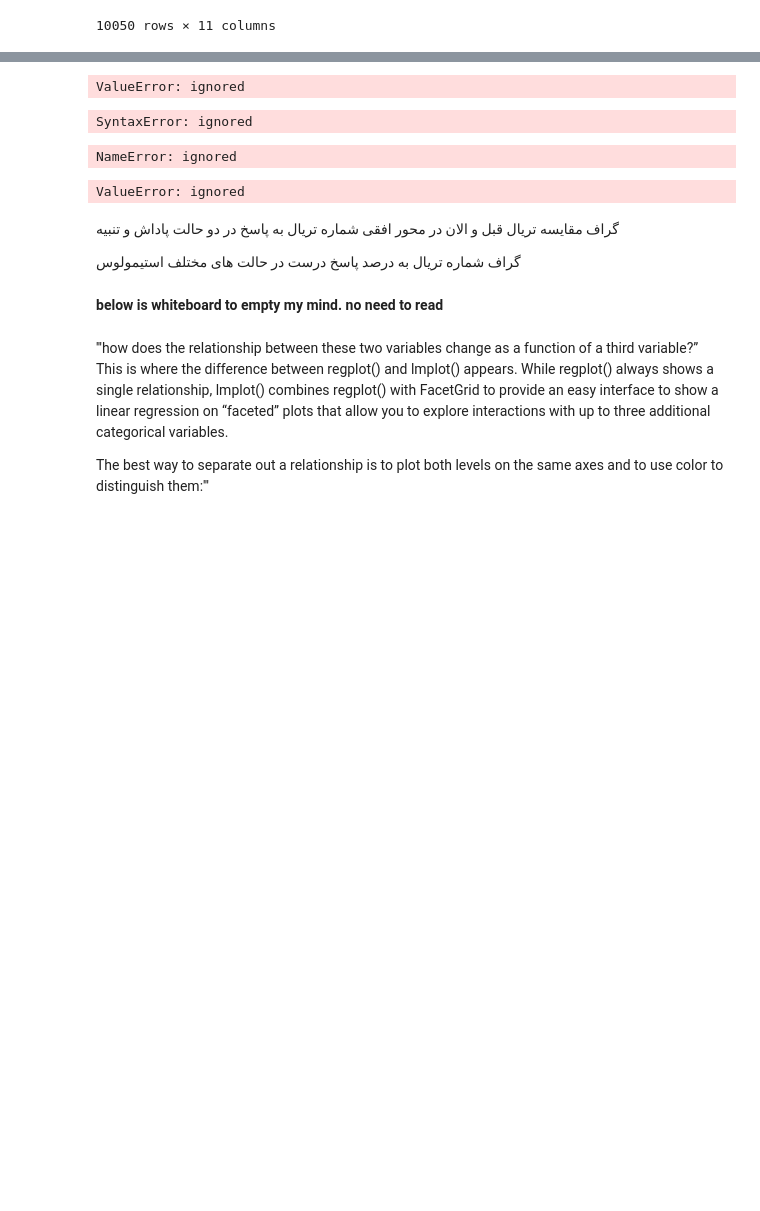
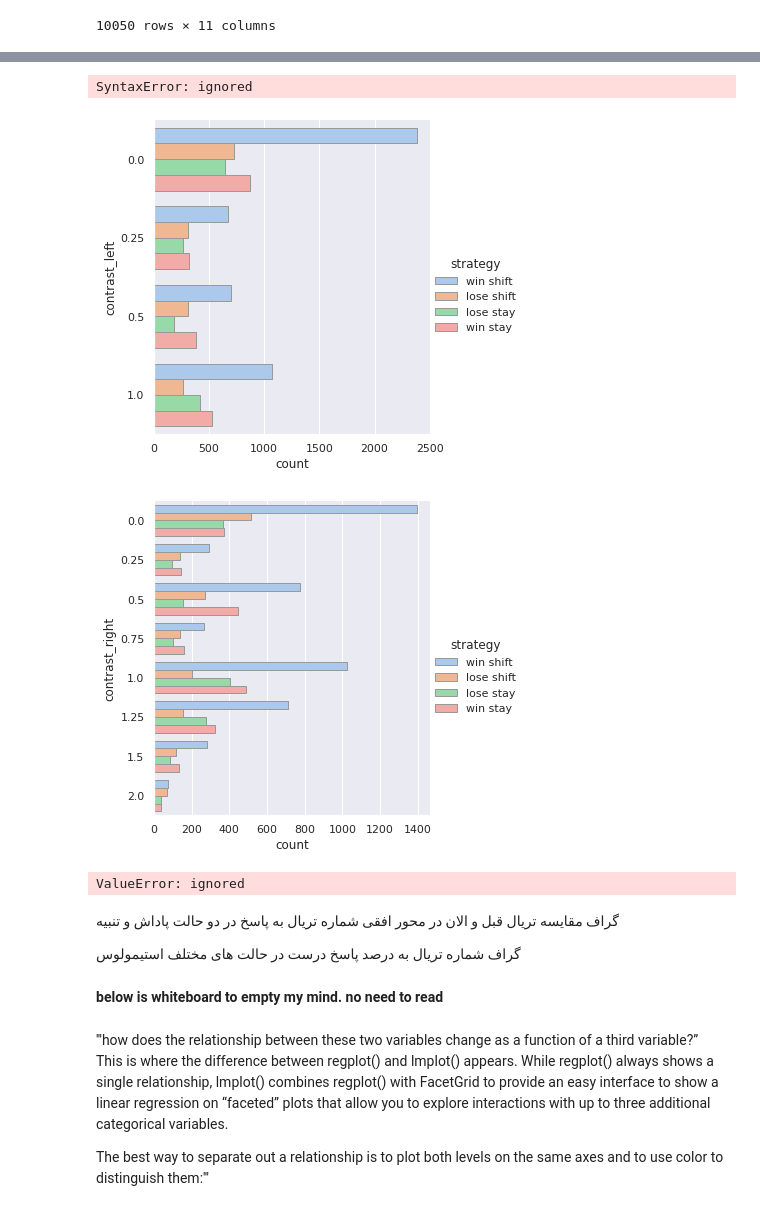
Before and after one commit to zova137/NMA, a Jupyter notebook: Load_steinmetz_decisions_(1)_(1).ipynb, the cells around one changed output, grey strips where cells are left out. Drawn from its saved outputs; the diff is of its cells as text; code cells hidden in the pictures; blank space fills up the shorter version.

Commit message:
exclude no go query has problem

```diff
--- a/Load_steinmetz_decisions_(1)_(1).ipynb
+++ b/Load_steinmetz_decisions_(1)_(1).ipynb
@@ -211,20 +211,17 @@ ValueError: ignored
 # %%
-strategy_difficulty=sb.catplot(y=data["response time"]>1, hue="strategy", kind="count", palette="pastel", edgecolor=".6", data=data);
+strategy_difficulty=sb.catplot(y="difficulty", hue="strategy", kind="count", palette="pastel", edgecolor=".6", data=data.query('contrast sum !=0').query);
 # %% [output]
-ValueError: ignored
+SyntaxError: ignored
 # %%
 
-strategy_leftc=sb.catplot(y="contrast_left", hue="strategy", kind="count", palette="pastel", edgecolor=".6", data=data.query('contrast sum !=0').query);
+strategy_leftc=sb.catplot(y="contrast_left", hue="strategy", kind="count", palette="pastel", edgecolor=".6", data=data);
 
 strategy_rightc=sb.catplot(y="contrast_right", hue="strategy", kind="count", palette="pastel", edgecolor=".6",data=data);
 # %% [output]
-SyntaxError: ignored
+[figure, added]
+[figure, added]
 # %%
 data.to_excel("strategy2.xlsx")
-# %%
-sb.jointplot(x="strategy", y="difficulty", data=all_data);
-# %% [output]
-NameError: ignored
 # %%
 #@title Categorizing go tasks(exclude no go) based on history & feedback
 
```
Also changed, not shown: parts of 2 cells of this notebook.
